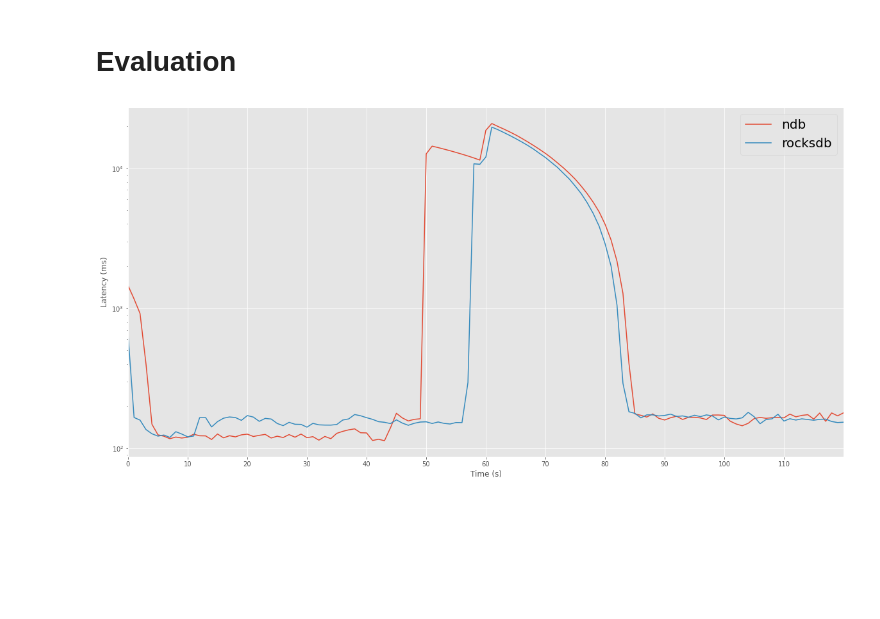
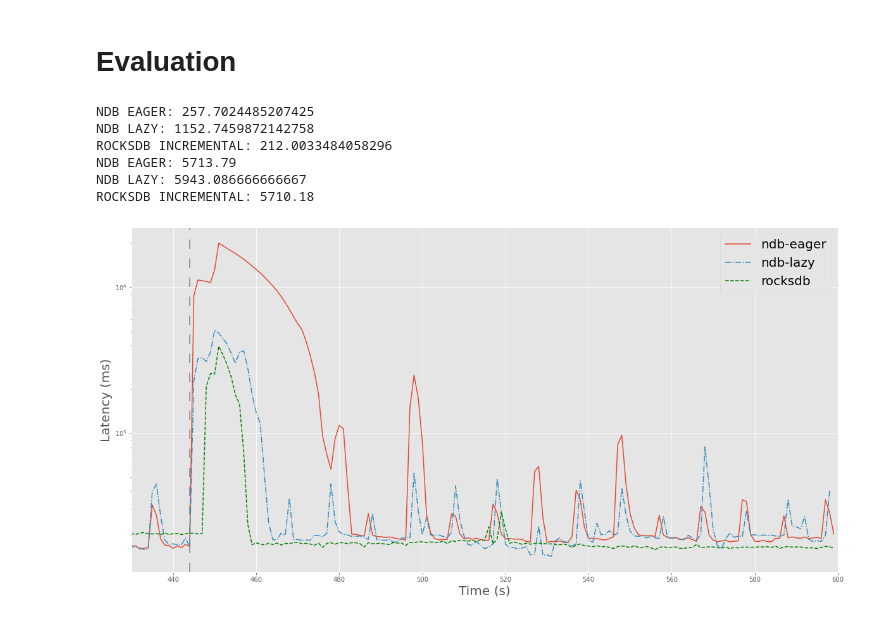
Before and after one commit to ChristopherGustafson/statefun-ndb-benchmark, a Jupyter notebook: evaluator/evaluator.ipynb, the cells around one changed output. Drawn from its saved outputs; the diff is of its cells as text; code cells hidden in the pictures; blank space fills up the shorter version.

Commit message:
Updated benchmark with heavier workload

```diff
--- a/evaluator/evaluator.ipynb
+++ b/evaluator/evaluator.ipynb
@@ -12,2 +8,9 @@ rocksdb_filepath = '/home/farah/Workspace/statefun-ndb-benchmark/output-consumer
+# %%
+# Settings
+ndb_eager_filepath = '/media/farah/ce8e52bc-a47a-4fb7-b504-390efd9006ff/christopher/benchmark-data/09-05-2022_17:05/ndb-eager-3-workers-embedded-8000.json'
+ndb_lazy_filepath = '/media/farah/ce8e52bc-a47a-4fb7-b504-390efd9006ff/christopher/benchmark-data/17-05-2022_12:32/ndb-lazy-3-workers-embedded-8000.json'
+rocksdb_filepath = '/media/farah/ce8e52bc-a47a-4fb7-b504-390efd9006ff/christopher/benchmark-data/17-05-2022_13:38/rocksdb-eager-3-workers-embedded-8000.json'
+
+# rocksdb_filepath = ndb_filepath
 # %%
 # Preprocessing
@@ -30,33 +57,62 @@ rocksdb_df["endTimeBucket"] = ((rocksdb_df["outputKafkaTimestamp"] - initial_tim
+# %%
+pd.set_option('float_format', '{:f}'.format)
+print("NDB EAGER: " + str(ndb_eager_df[ndb_eager_df["startTimeBucket"] < 300]["latency"].mean()))
+print("NDB LAZY: " + str(ndb_lazy_df[ndb_lazy_df["startTimeBucket"] < 300]["latency"].mean()))
+print("ROCKSDB INCREMENTAL: " + str(rocksdb_df[rocksdb_df["startTimeBucket"] < 300]["latency"].mean()))
+#print("ROCKSDB FULL: " + str(rocksdb_full_df[rocksdb_full_df["startTimeBucket"] < 300]["latency"].mean()))
+
+
+print("NDB EAGER: " + str(len(ndb_eager_df[ndb_eager_df["startTimeBucket"] < 300].index)/300))
+print("NDB LAZY: " + str(len(ndb_lazy_df[ndb_lazy_df["startTimeBucket"] < 300].index)/300))
+print("ROCKSDB INCREMENTAL: " + str(len(rocksdb_df[rocksdb_df["startTimeBucket"] < 300].index)/300))
+#print("ROCKSDB FULL: " + str(len(rocksdb_full_df[rocksdb_full_df["startTimeBucket"] < 300].index)/300))
+# %% [output]
+NDB EAGER: 257.7024485207425
+NDB LAZY: 1152.7459872142758
+ROCKSDB INCREMENTAL: 212.0033484058296
+NDB EAGER: 5713.79
+NDB LAZY: 5943.086666666667
+ROCKSDB INCREMENTAL: 5710.18
 # %%
 # Plot styling
 plt.style.use('ggplot')
 # %%
 # Latency plot
 plt.figure(figsize=(20, 10))
 plt.yscale("log")
-# plt.ylim(0, 300)
-plt.ylabel("Latency (ms)")
-plt.xlabel("Time (s)")
+
+plt.ylabel("Latency (ms)", size="20")
+plt.xlabel("Time (s)", size="20")
 
 # Set x limits from 0 to max to have plot span to the edges of the figure
-ndb_max = ndb_df["startTimeBucket"].max()
+ndb_max = ndb_eager_df["startTimeBucket"].max()
 rocksdb_max = rocksdb_df["startTimeBucket"].max()
 x_max = max(ndb_max, rocksdb_max)
-plt.xlim(0, x_max)
-plt.xticks(np.arange(0, x_max, 10.0))
+#plt.xlim(0, x_max)
+plt.xlim(430, 600)
+#plt.xticks(np.arange(0, x_max, 10.0))
 
 
 # Data plotting
-p = ndb_df.groupby("startTimeBucket")["latency"].mean()
-plt.plot(p, label="ndb")
+p = ndb_eager_df.groupby("startTimeBucket")["latency"].mean()
+plt.plot(p, label="ndb-eager", linestyle="-")
+
+p = ndb_lazy_df.groupby("startTimeBucket")["latency"].mean()
+plt.plot(p, label="ndb-lazy", linestyle="-.")
 
 p = rocksdb_df.groupby("startTimeBucket")["latency"].mean()
-plt.plot(p, label="rocksdb")
+plt.plot(p, label="rocksdb", linestyle="--", color="green")
+
+# Add line when failure happens
+plt.axvline(x=444, color="grey", dashes=(10.0, 10.0))
+
+#p = rocksdb_full_df.groupby("startTimeBucket")["latency"].mean()
+#plt.plot(p, label="rocksdb-full")
 
 plt.legend(prop={'size': 20})
 plt.savefig("/home/farah/Workspace/statefun-ndb-benchmark/evaluator/figures/latency")
 # %% [output]
-[figure, old version]
+[figure, new version]
 # %%
 # Throughput plot
 plt.figure(figsize=(20, 10))
```
Also changed, not shown: parts of 3 cells of this notebook, 13 other files.
